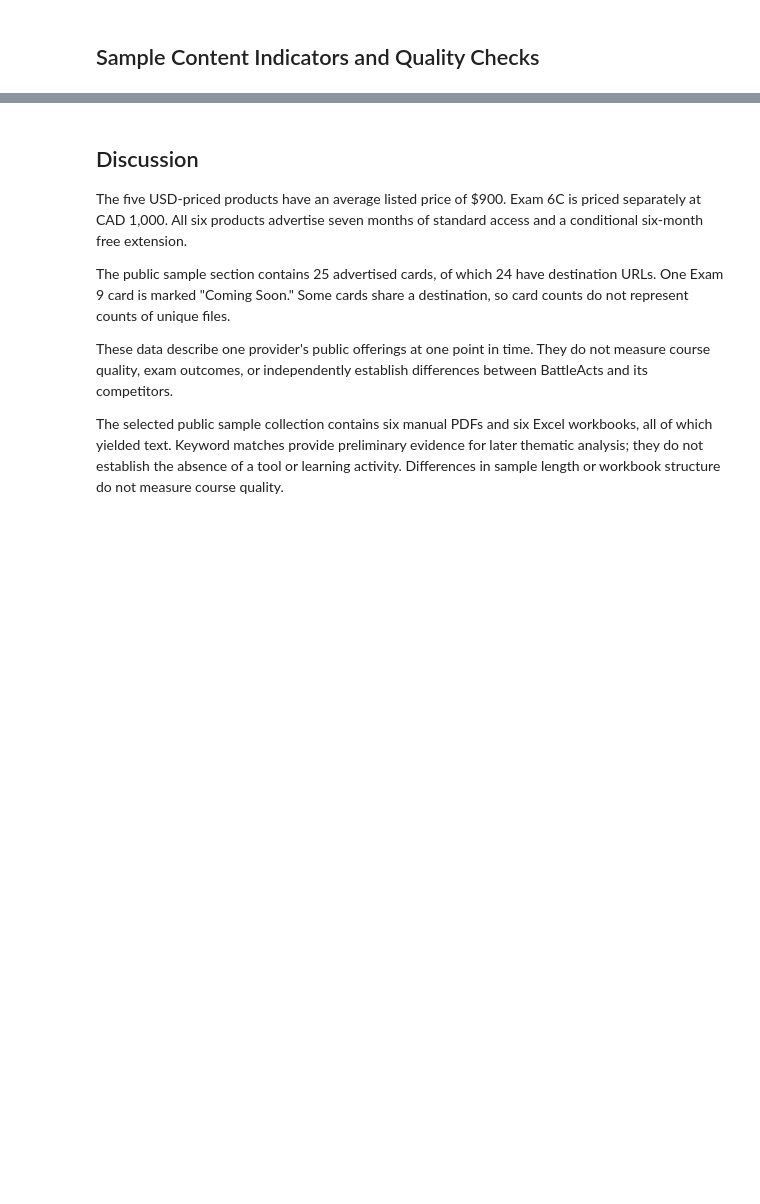
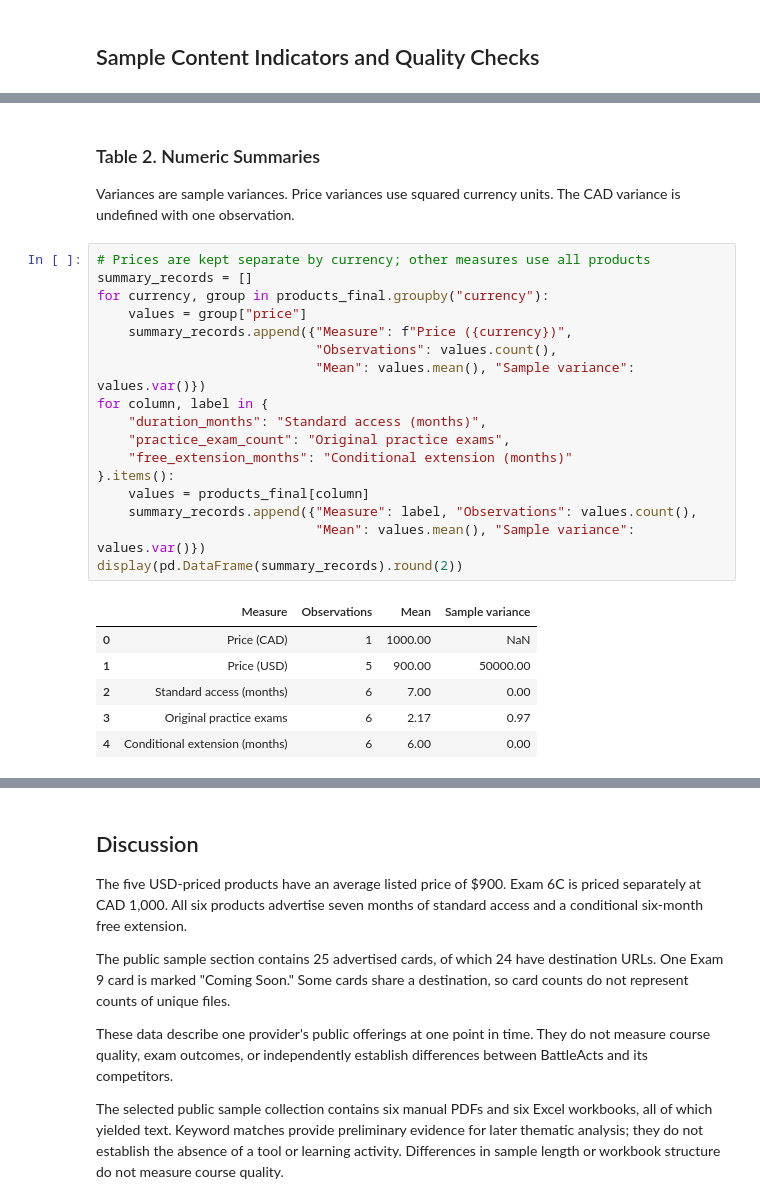
Before and after one commit to maxinehb/datasci530fall2026, a Jupyter notebook: Project 1/Project_1.ipynb, the cells around one changed output, grey strips where cells are left out. Cells and saved outputs as stored; diff of their text form; blank space fills up the shorter version.

```diff
--- a/Project 1/Project_1.ipynb
+++ b/Project 1/Project_1.ipynb
@@ -866,0 +673,28 @@ display(additional_quality)
+# %% [markdown]
+### Table 2. Numeric Summaries
+
+Variances are sample variances. Price variances use squared currency units. The CAD variance is undefined with one observation.
+# %%
+# Prices are kept separate by currency; other measures use all products
+summary_records = []
+for currency, group in products_final.groupby("currency"):
+    values = group["price"]
+    summary_records.append({"Measure": f"Price ({currency})",
+                            "Observations": values.count(),
+                            "Mean": values.mean(), "Sample variance": values.var()})
+for column, label in {
+    "duration_months": "Standard access (months)",
+    "practice_exam_count": "Original practice exams",
+    "free_extension_months": "Conditional extension (months)"
+}.items():
+    values = products_final[column]
+    summary_records.append({"Measure": label, "Observations": values.count(),
+                            "Mean": values.mean(), "Sample variance": values.var()})
+display(pd.DataFrame(summary_records).round(2))
+# %% [output]
+|  | Measure | Observations | Mean | Sample variance |
+| 0 | Price (CAD) | 1 | 1000.00 | NaN |
+| 1 | Price (USD) | 5 | 900.00 | 50000.00 |
+| 2 | Standard access (months) | 6 | 7.00 | 0.00 |
+| 3 | Original practice exams | 6 | 2.17 | 0.97 |
+| 4 | Conditional extension (months) | 6 | 6.00 | 0.00 |
```
Also changed, not shown: parts of 23 cells of this notebook.
